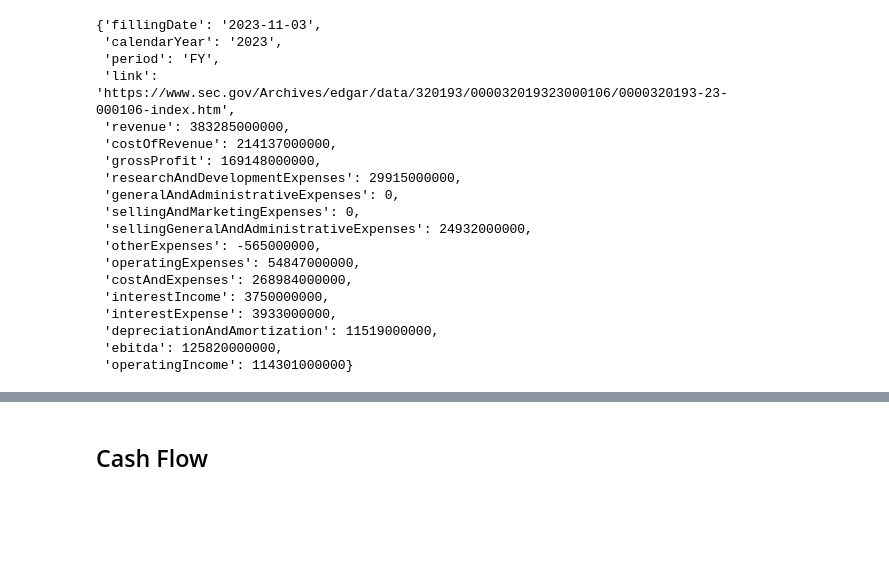
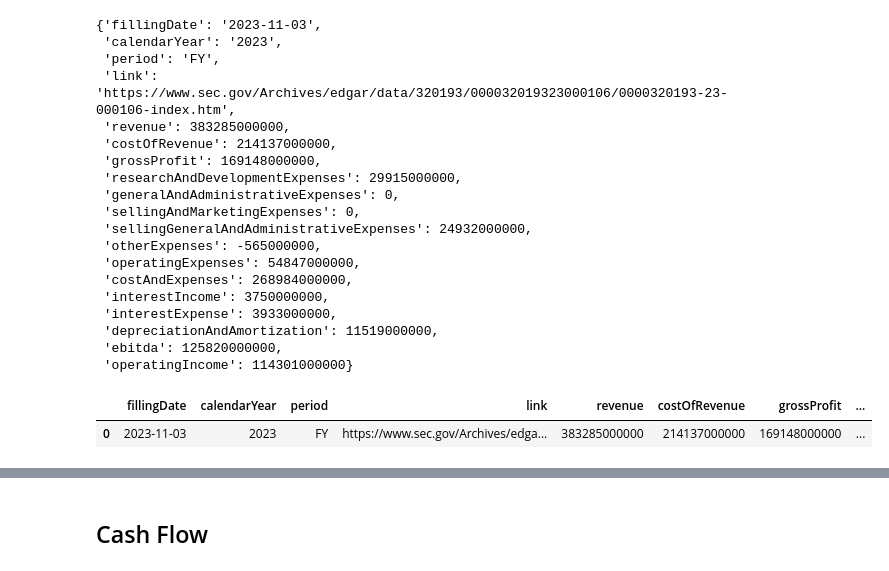
Before and after one commit to Darrenfisherlol/DataProject-FinancialAnalytics, a Jupyter notebook: src/dev.ipynb, the cells around one changed output, grey strips where cells are left out. Drawn from its saved outputs; the diff is of its cells as text; code cells hidden in the pictures; blank space fills up the shorter version.

```diff
--- a/src/dev.ipynb
+++ b/src/dev.ipynb
@@ -292,4 +345,10 @@ cleanIncomeStatement["aapl"][0]
  'depreciationAndAmortization': 11519000000,
  'ebitda': 125820000000,
  'operatingIncome': 114301000000}
+# %%
+df = pd.DataFrame(cleanIncomeStatement['aapl'][0],index=[0])
+df
+# %% [output]
+|  | fillingDate | calendarYear | period | link | revenue | costOfRevenue | grossProfit | ... |
+| 0 | 2023-11-03 | 2023 | FY | https://www.sec.gov/Archives/edga... | 383285000000 | 214137000000 | 169148000000 | ... |
 # %%
```
Also changed, not shown: parts of 17 cells of this notebook, 7 other files.
